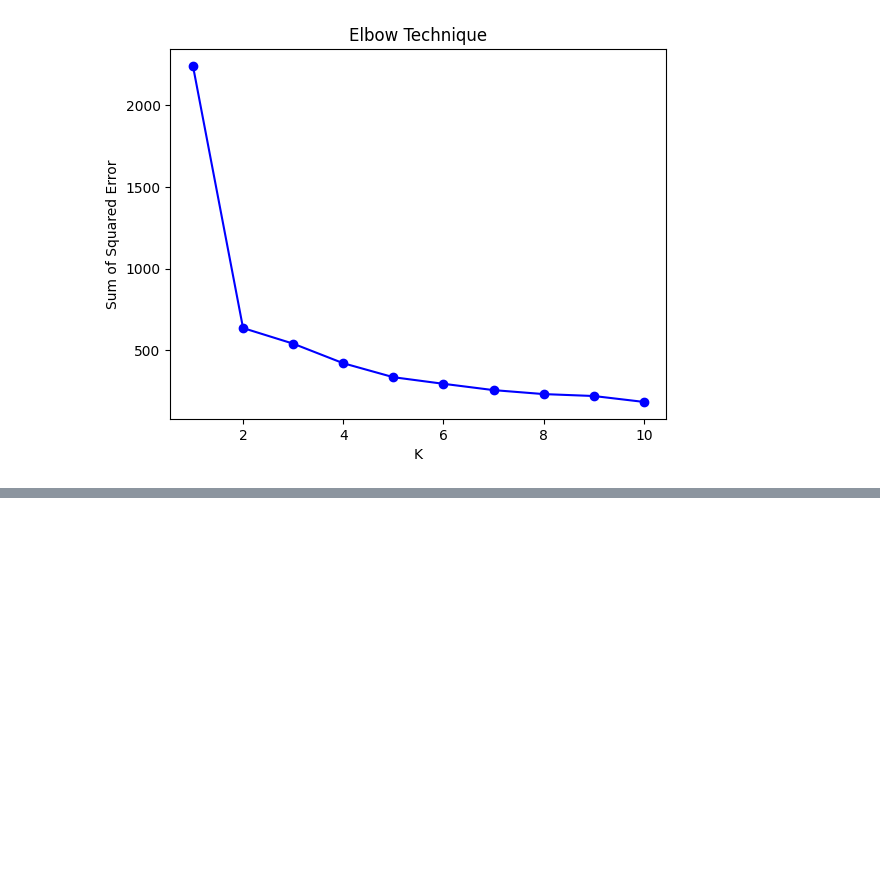
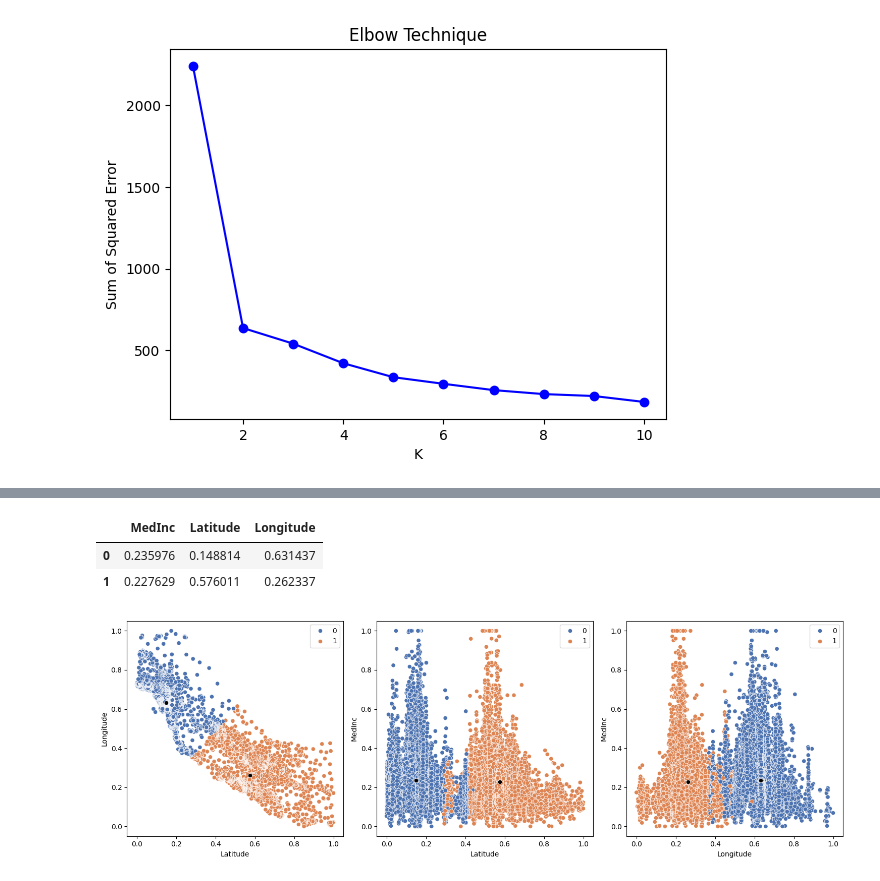
Before and after one commit to remelop03/K-means_Project, a Jupyter notebook: src/K_MEANS_PROJECT.ipynb, the cells around one changed output, grey strips where cells are left out. Cells and saved outputs as stored; diff of their text form; code cells hidden in the pictures; blank space fills up the shorter version.

```diff
--- a/src/K_MEANS_PROJECT.ipynb
+++ b/src/K_MEANS_PROJECT.ipynb
@@ -166,7 +181,7 @@ k_range = range(1, 11)
 sse = []
 for k in k_range:
     km = KMeans(n_clusters = k, n_init = "auto", random_state = 42)
-    km.fit(data_scaled.drop(["Clusters"], axis=1))
+    km.fit(data_scaled)
     sse.append(km.inertia_)
 print(sse)
 # %% [output]
@@ -184,0 +202,3 @@ plt.show()
+# %%
+X = data_scaled
+X.head()
@@ -184,0 +212,28 @@ plt.show()
+# %%
+km = KMeans(n_clusters = 2, n_init = "auto", random_state = 42)
+km.fit(X)
+predictions=km.predict(X)
+# %%
+new_centroids=pd.DataFrame(km.cluster_centers_)
+new_centroids.columns = ["MedInc", "Latitude", "Longitude"]
+new_centroids
+# %% [output]
+|  | MedInc | Latitude | Longitude |
+| 0 | 0.235976 | 0.148814 | 0.631437 |
+| 1 | 0.227629 | 0.576011 | 0.262337 |
+# %%
+fig, axis = plt.subplots(1, 3, figsize = (15, 5))
+
+sns.scatterplot(ax = axis[0], data = X             , x = "Latitude" , y = "Longitude", hue   = predictions, palette = "deep")
+sns.scatterplot(ax = axis[0], data = new_centroids , x = "Latitude" , y = "Longitude", color = "black"    , marker  = "o")
+
+sns.scatterplot(ax = axis[1], data = X             , x = "Latitude" , y = "MedInc"   , hue   = predictions, palette = "deep")
+sns.scatterplot(ax = axis[1], data = new_centroids , x = "Latitude" , y = "MedInc"   , color = "black"    , marker  = "o")
+
+sns.scatterplot(ax = axis[2], data = X             , x = "Longitude", y = "MedInc"   , hue   = predictions, palette = "deep")
+sns.scatterplot(ax = axis[2], data = new_centroids , x = "Longitude", y = "MedInc"   , color = "black"    , marker  = "o")
+plt.tight_layout()
+
+plt.show()
+# %% [output]
+[figure, added]
```
Also changed, not shown: parts of 21 cells of this notebook.
